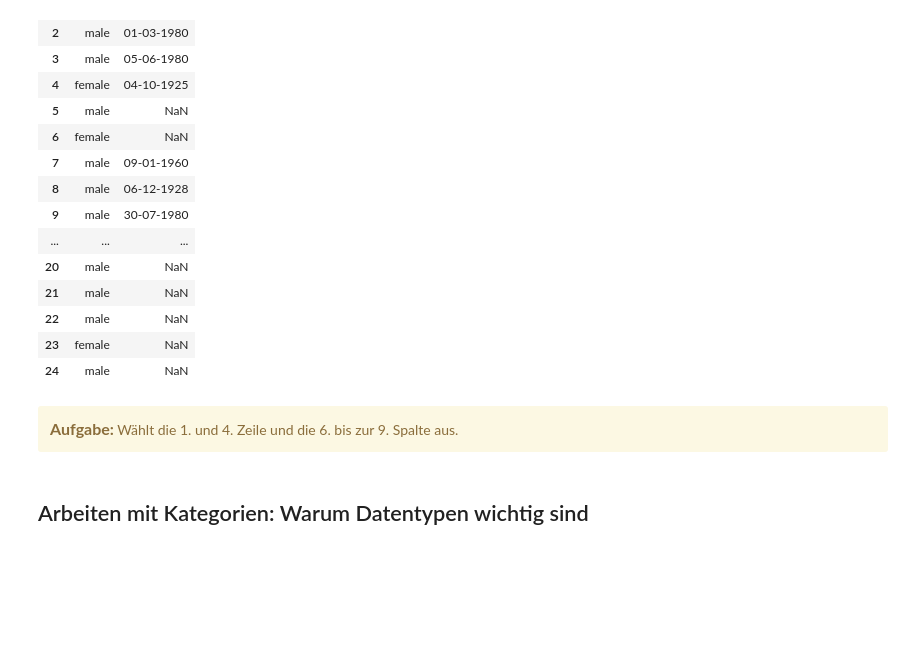
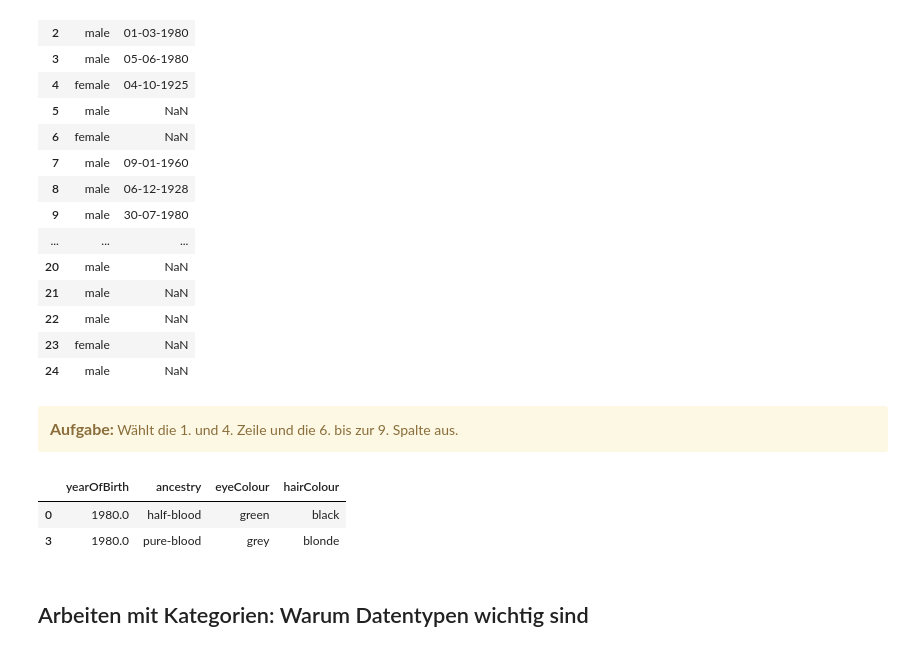
Before and after one commit to aegreiner/erste_schritte, a Jupyter notebook: Notebook2 - Data_Manipulation.ipynb, the cells around one changed output. Drawn from its saved outputs; the diff is of its cells as text; code cells hidden in the pictures; blank space fills up the shorter version.

```diff
--- a/Notebook2 - Data_Manipulation.ipynb
+++ b/Notebook2 - Data_Manipulation.ipynb
@@ -514,6 +582,12 @@ hp_characters.iloc[:, [2, 4]] # Alle Zeilen, sowie die zweite und vierte Spalte
 # %% [markdown]
 <div class="alert alert-block alert-warning">
 <font size="3"><b>Aufgabe:</b></font>  Wählt die 1. und 4. Zeile und die 6. bis zur 9. Spalte aus. </div>
+# %%
+hp_characters.iloc[[0,3],5:9] # Alle Zeilen, sowie die zweite und vierte Spalte
+# %% [output]
+|  | yearOfBirth | ancestry | eyeColour | hairColour |
+| 0 | 1980.0 | half-blood | green | black |
+| 3 | 1980.0 | pure-blood | grey | blonde |
 # %% [markdown]
 ## Arbeiten mit Kategorien: Warum Datentypen wichtig sind
 # %% [markdown]
```
Also changed, not shown: parts of 12 cells of this notebook, 1 other file.
